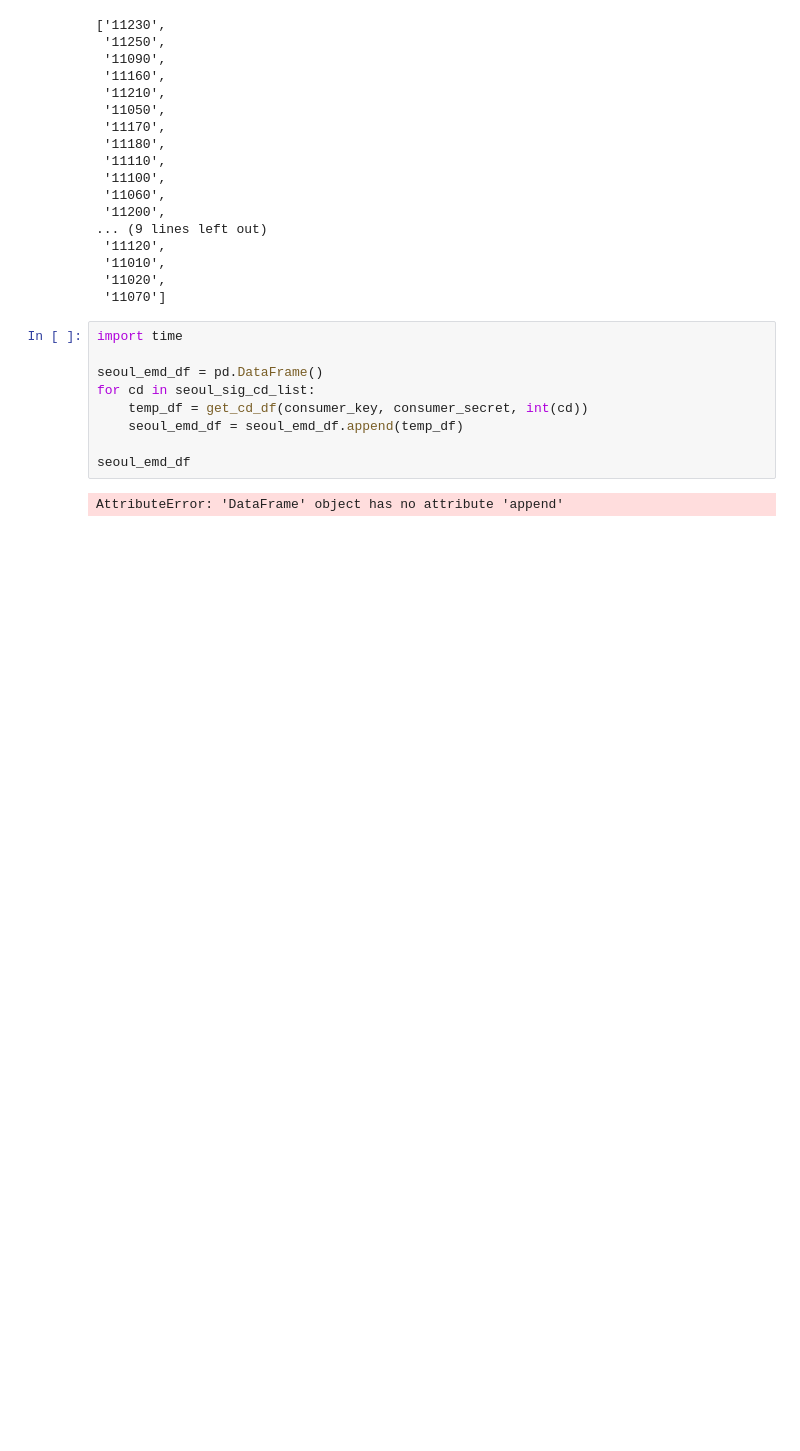
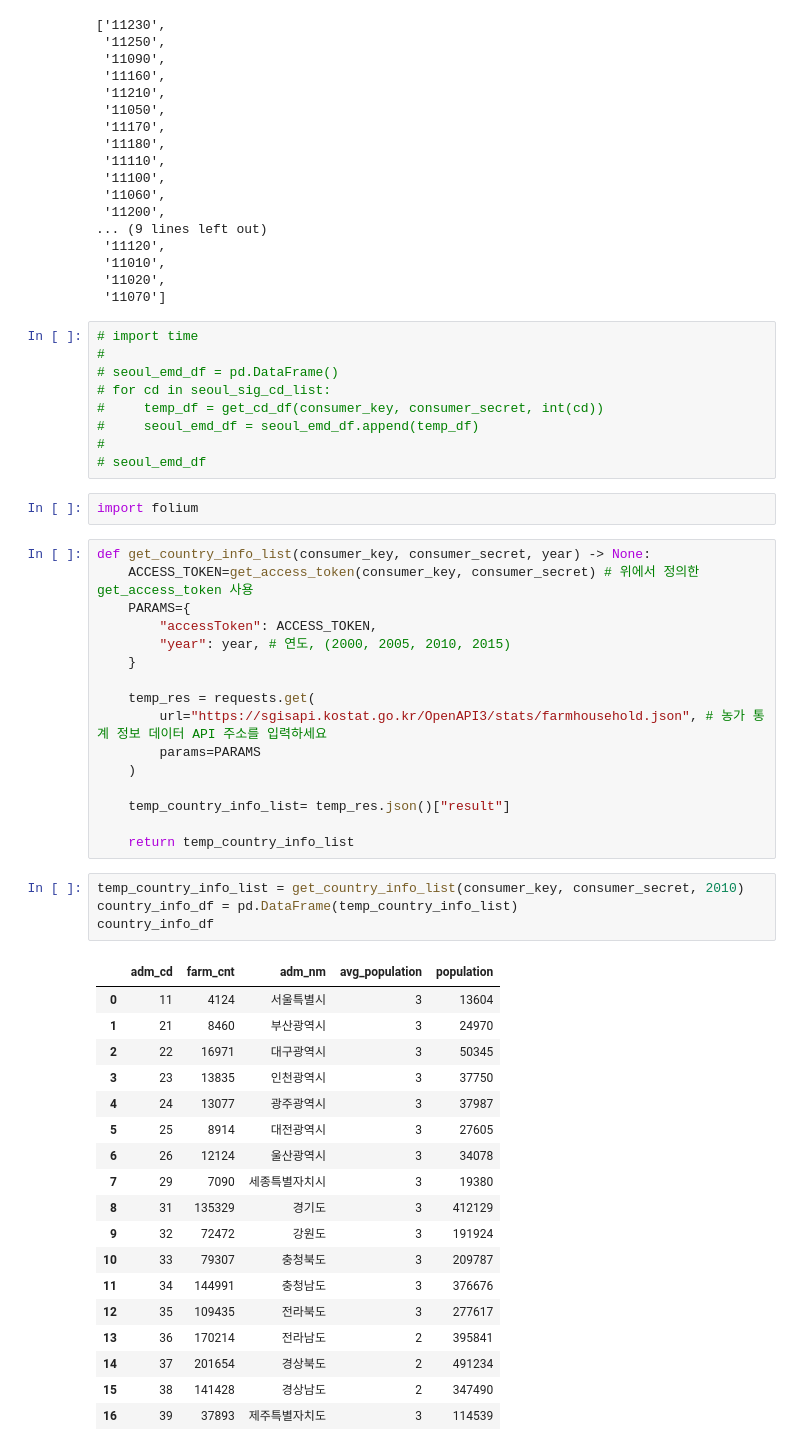
Before and after one commit to leejaesang6098/aiffel_study, a Jupyter notebook: 0816_node/API실습.ipynb, the cells around one changed output. Cells and saved outputs as stored; diff of their text form; blank space fills up the shorter version.

```diff
--- a/0816_node/공간데이터.ipynb
+++ b/0816_node/API실습.ipynb
@@ -213,13 +213,52 @@ seoul_sig_cd_list
  '11020',
  '11070']
 # %%
-import time
-
-seoul_emd_df = pd.DataFrame()
-for cd in seoul_sig_cd_list:
-    temp_df = get_cd_df(consumer_key, consumer_secret, int(cd))
-    seoul_emd_df = seoul_emd_df.append(temp_df)
-
-seoul_emd_df
+# import time
+#
+# seoul_emd_df = pd.DataFrame()
+# for cd in seoul_sig_cd_list:
+#     temp_df = get_cd_df(consumer_key, consumer_secret, int(cd))
+#     seoul_emd_df = seoul_emd_df.append(temp_df)
+#
+# seoul_emd_df
-# %% [output]
-AttributeError: 'DataFrame' object has no attribute 'append'
+# %%
+import folium
+# %%
+def get_country_info_list(consumer_key, consumer_secret, year) -> None:
+    ACCESS_TOKEN=get_access_token(consumer_key, consumer_secret) # 위에서 정의한 get_access_token 사용
+    PARAMS={
+        "accessToken": ACCESS_TOKEN,
+        "year": year, # 연도, (2000, 2005, 2010, 2015)
+    }
+
+    temp_res = requests.get(
+        url="https://sgisapi.kostat.go.kr/OpenAPI3/stats/farmhousehold.json", # 농가 통계 정보 데이터 API 주소를 입력하세요
+        params=PARAMS
+    )
+
+    temp_country_info_list= temp_res.json()["result"]
+
+    return temp_country_info_list
+# %%
+temp_country_info_list = get_country_info_list(consumer_key, consumer_secret, 2010)
+country_info_df = pd.DataFrame(temp_country_info_list)
+country_info_df
+# %% [output]
+|  | adm_cd | farm_cnt | adm_nm | avg_population | population |
+| 0 | 11 | 4124 | 서울특별시 | 3 | 13604 |
+| 1 | 21 | 8460 | 부산광역시 | 3 | 24970 |
+| 2 | 22 | 16971 | 대구광역시 | 3 | 50345 |
+| 3 | 23 | 13835 | 인천광역시 | 3 | 37750 |
+| 4 | 24 | 13077 | 광주광역시 | 3 | 37987 |
+| 5 | 25 | 8914 | 대전광역시 | 3 | 27605 |
+| 6 | 26 | 12124 | 울산광역시 | 3 | 34078 |
+| 7 | 29 | 7090 | 세종특별자치시 | 3 | 19380 |
+| 8 | 31 | 135329 | 경기도 | 3 | 412129 |
+| 9 | 32 | 72472 | 강원도 | 3 | 191924 |
+| 10 | 33 | 79307 | 충청북도 | 3 | 209787 |
+| 11 | 34 | 144991 | 충청남도 | 3 | 376676 |
+| 12 | 35 | 109435 | 전라북도 | 3 | 277617 |
+| 13 | 36 | 170214 | 전라남도 | 2 | 395841 |
+| 14 | 37 | 201654 | 경상북도 | 2 | 491234 |
+| 15 | 38 | 141428 | 경상남도 | 2 | 347490 |
+| 16 | 39 | 37893 | 제주특별자치도 | 3 | 114539 |
```
Also changed, not shown: 1 other file.
